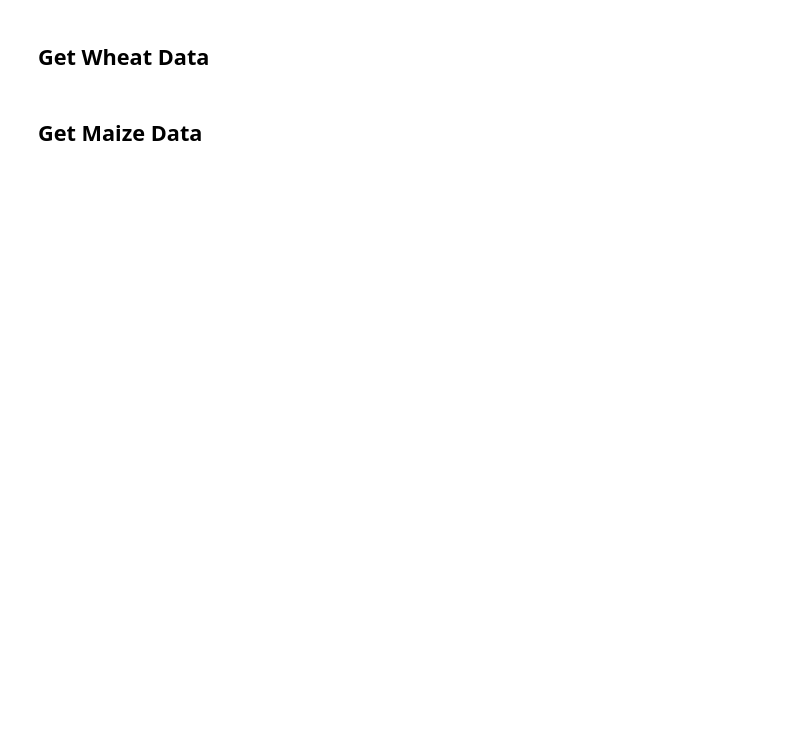
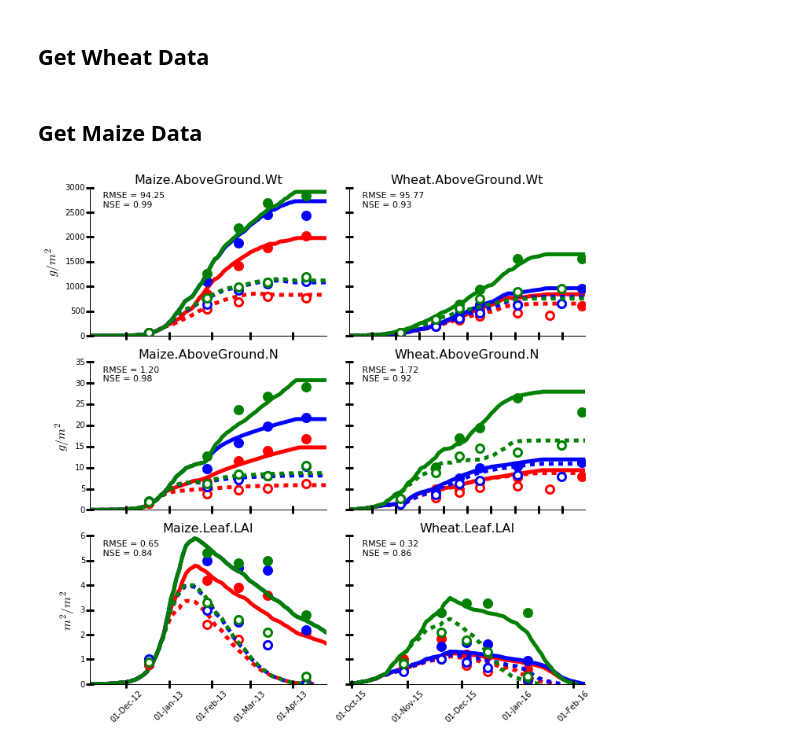
Before and after one commit to HamishBrownPFR/APSIMArbitrator, a Jupyter notebook: ArbitratorGraphs.ipynb, the cells around one changed output. Cells and saved outputs as stored; diff of their text form; code cells hidden in the pictures; blank space fills up the shorter version.

```diff
--- a/ArbitratorGraphs.ipynb
+++ b/ArbitratorGraphs.ipynb
@@ -20,6 +21,7 @@ Crops = ['Maize','Wheat']
 con = sqlite3.connect('D:\GitHubRepos\ApsimX\Tests\Validation\Wheat/Wheat.db')
 WheatPredicted = pd.read_sql("Select * from DailyReport where Zone = 'RainShelter'",
                         con)
+WheatPredicted.ix[:,'Clock.Today'] = pd.to_datetime(WheatPredicted.ix[:,'Clock.Today'])
 WheatObserved = pd.read_sql("Select * from Observed where SimulationName Like '%Lincoln2015%'",
                            con)
 
@@ -47,3 +50,13 @@ MaizeTreats = []
 for Irrig in MaizeIrrigs2:
     for Nit in MaizeNs2:
         MaizeTreats.append(Nit+Irrig)
+# %%
+Obs = WheatObserved.ix[:,'Wheat.AboveGround.Wt'].dropna()
+Pred = pd.DataFrame(index = Obs.index, columns = ['Wheat.AboveGround.Wt'])
+for observation in Obs.index:
+    Treat = WheatObserved.ix[observation,'SimulationName'][14:].split('Irr')
+    Nit = Treat[0]
+    Irr = Treat[1]
+    Date = pd.to_datetime(WheatObserved.ix[observation, 'Clock.Today'])
+    MatchPredFilter = (WheatPredicted.ix[:,'Nit'] == Nit) & (WheatPredicted.ix[:,'Irr'] == Irr) & (WheatPredicted.ix[:,'Clock.Today'] == Date)
+    Pred.ix[observation,'Wheat.AboveGround.Wt'] = WheatPredicted.ix[MatchPredFilter,'Wheat.AboveGround.Wt'].values[0]
@@ -49,0 +124,9 @@ for Irrig in MaizeIrrigs2:
+# %%
+Graph = plt.figure(figsize=(10,10))
+cols = 3
+ObsPredTimeSeries('AboveGround.Wt',cols,0,3000, '$g/m^2$',0.02,0.87)
+ObsPredTimeSeries('AboveGround.N',cols,1,35,'$g/m^2$',0.02,0.87)
+ObsPredTimeSeries('Leaf.LAI',cols,2,6,'$m^2/m^2$',0.02,0.87)
+Graph.tight_layout()
+# %% [output]
+[figure, added]
```
Also changed, not shown: parts of 21 cells of this notebook, 2 other files.
